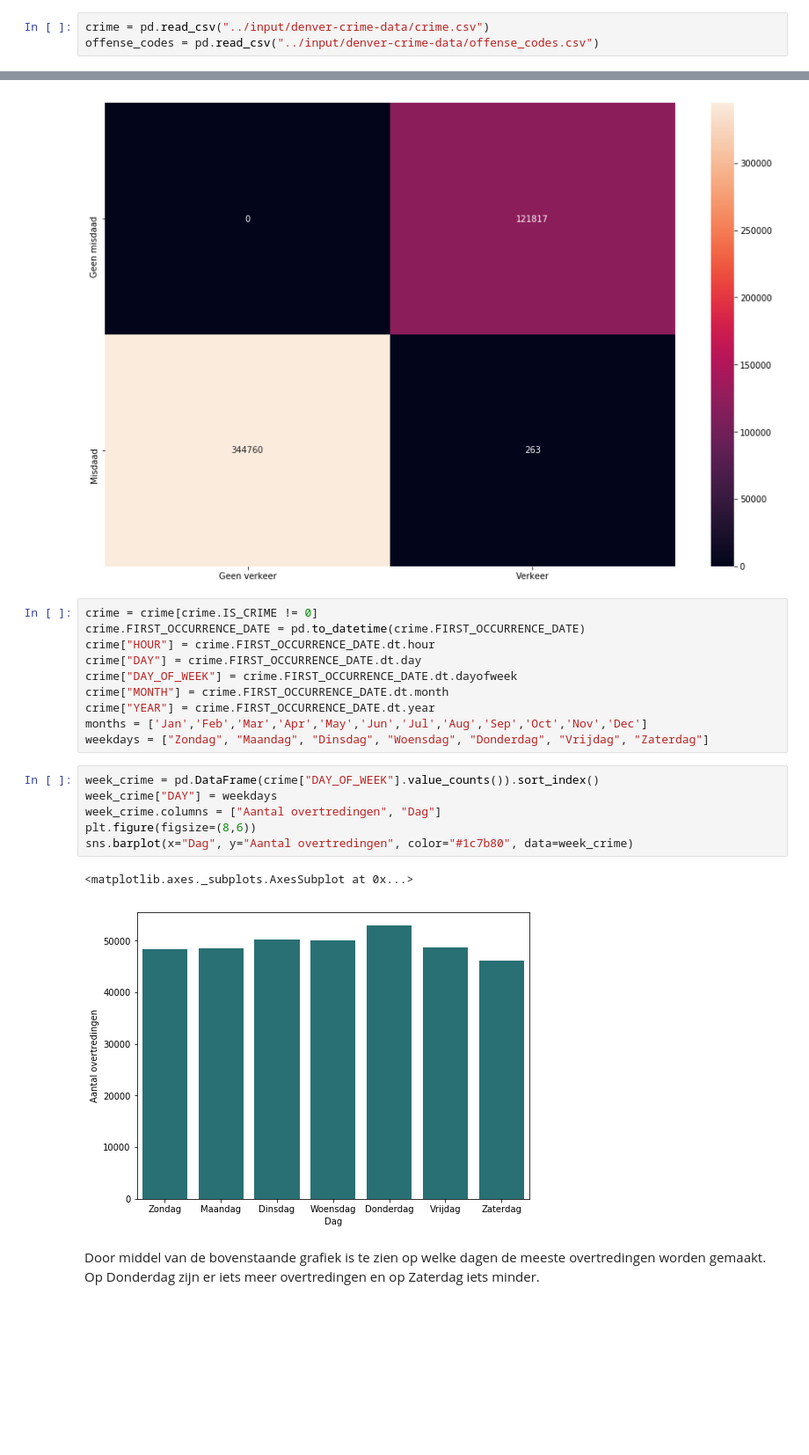
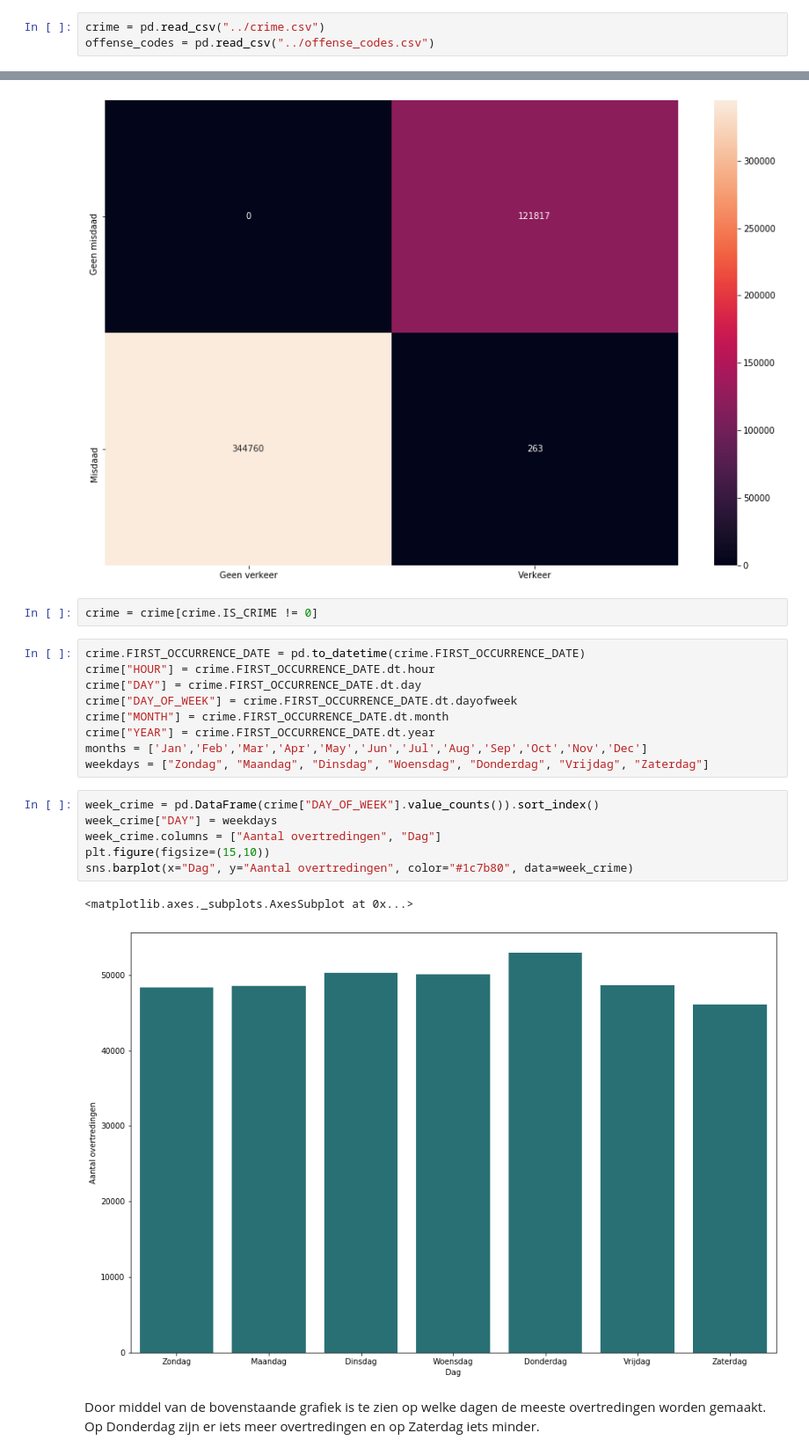
Before and after one commit to S1068835/Misdaad-Denver, a Jupyter notebook: Individuele-Notebooks/Tim Roskam.ipynb, the cells around one changed output, grey strips where cells are left out. Shown: that part at 88% size. Drawn from its saved outputs; the diff is of its cells as text; blank space fills up the shorter version.

```diff
--- a/Individuele-Notebooks/Tim Roskam.ipynb
+++ b/Individuele-Notebooks/Tim Roskam.ipynb
@@ -29,8 +8,8 @@ import warnings
 warnings.filterwarnings('ignore')
 from sklearn.linear_model import LinearRegression
 # %%
-crime = pd.read_csv("../input/denver-crime-data/crime.csv")
-offense_codes = pd.read_csv("../input/denver-crime-data/offense_codes.csv")
+crime = pd.read_csv("../crime.csv")
+offense_codes = pd.read_csv("../offense_codes.csv")
 # %%
 crime.head()
 # %% [output]
@@ -82,8 +67,9 @@ sns.heatmap(crime_and_traffic, annot=True, fmt="d")
 # %% [output]
 <matplotlib.axes._subplots.AxesSubplot at 0x...>
 [figure]
+# %%
+crime = crime[crime.IS_CRIME != 0]
 # %%
-crime = crime[crime.IS_CRIME != 0]
 crime.FIRST_OCCURRENCE_DATE = pd.to_datetime(crime.FIRST_OCCURRENCE_DATE)
 crime["HOUR"] = crime.FIRST_OCCURRENCE_DATE.dt.hour
 crime["DAY"] = crime.FIRST_OCCURRENCE_DATE.dt.day
@@ -95,12 +81,12 @@ weekdays = ["Zondag", "Maandag", "Dinsdag", "Woensdag", "Donderdag", "Vrijdag",
 # %%
 week_crime = pd.DataFrame(crime["DAY_OF_WEEK"].value_counts()).sort_index()
 week_crime["DAY"] = weekdays
 week_crime.columns = ["Aantal overtredingen", "Dag"]
-plt.figure(figsize=(8,6))
+plt.figure(figsize=(15,10))
 sns.barplot(x="Dag", y="Aantal overtredingen", color="#1c7b80", data=week_crime)
 # %% [output]
 <matplotlib.axes._subplots.AxesSubplot at 0x...>
-[figure, old version]
+[figure, new version]
 # %% [markdown]
 Door middel van de bovenstaande grafiek is te zien op welke dagen de meeste overtredingen worden gemaakt. Op Donderdag zijn er iets meer overtredingen en op Zaterdag iets minder.
 # %%
```
Also changed, not shown: parts of 3 cells of this notebook.
